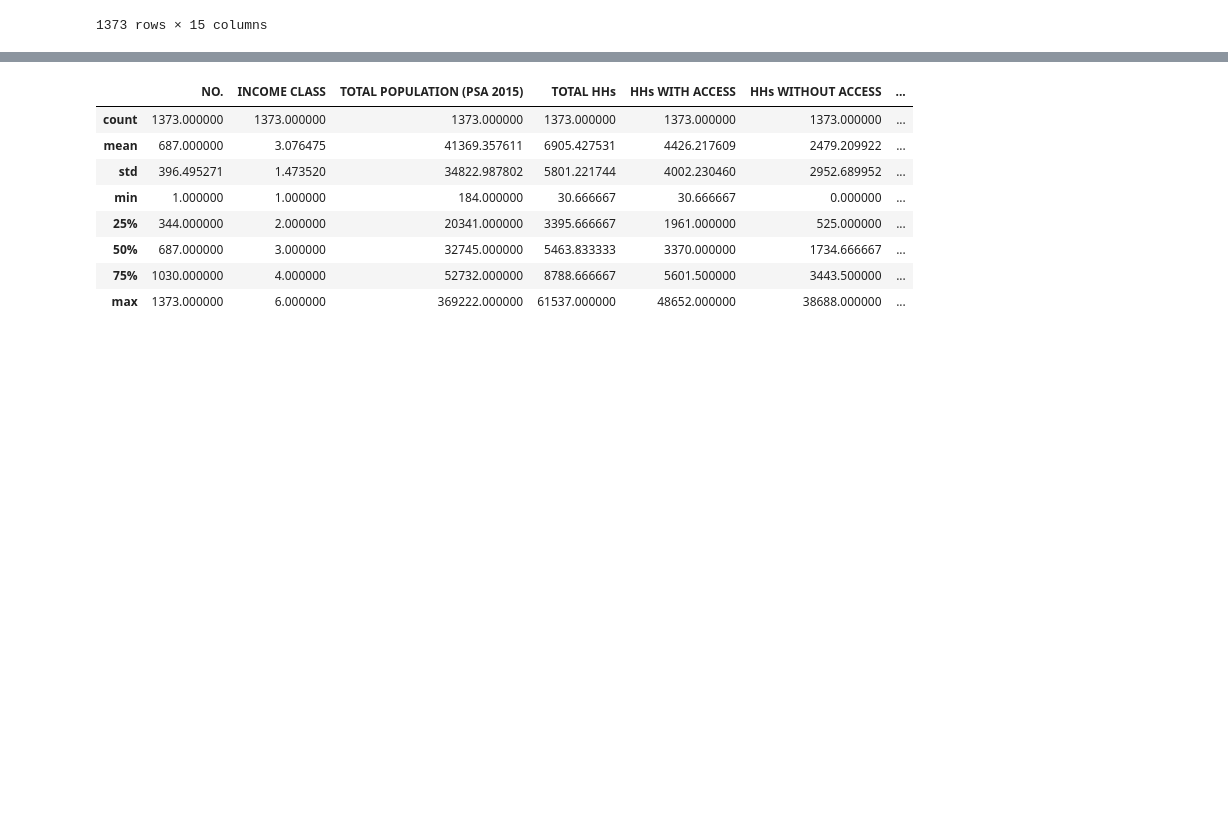
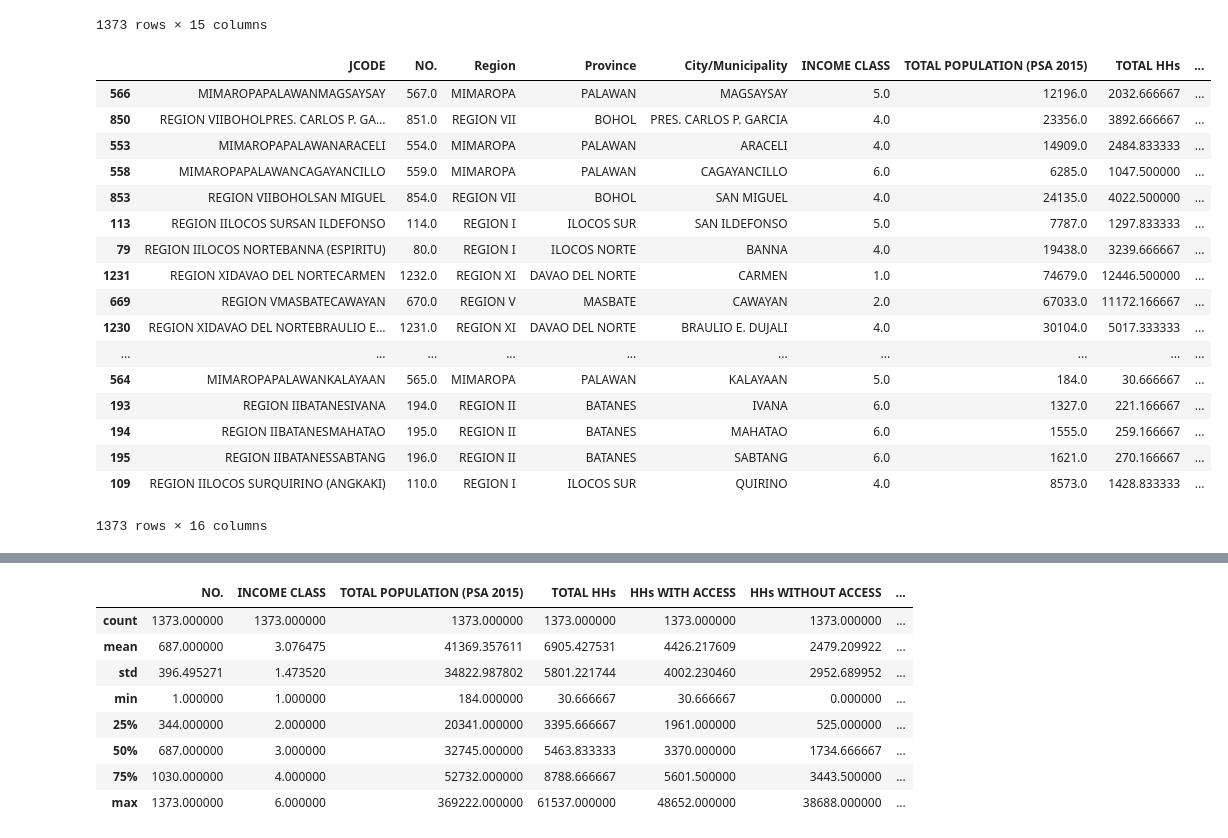
Before and after one commit to EiraBaccay/Water-Access-in-the-Philippines, a Jupyter notebook: Water Access Population.ipynb, the cells around one changed output, grey strips where cells are left out. Saved outputs shown, nothing was run; the diff lists cells and outputs as text; code cells hidden in the pictures; blank space fills up the shorter version.

```diff
--- a/Water Access Population.ipynb
+++ b/Water Access Population.ipynb
@@ -169,3 +169,24 @@ df.sort_values(by='POPULATION WITHOUT ACCESS',ascending=False)
 | 4 | CARABRADAGUIOMAN | 5.0 | CAR | ABRA | DAGUIOMAN | 5.0 | 2088.0 | 348.000000 | ... |
 | 1 | CARABRABOLINEY | 2.0 | CAR | ABRA | BOLINEY | 5.0 | 3573.0 | 595.500000 | ... |
 1373 rows × 15 columns
+# %%
+df.sort_values(by='%',ascending=False)
+# %% [output]
+|  | JCODE | NO. | Region | Province | City/Municipality | INCOME CLASS | TOTAL POPULATION (PSA 2015) | TOTAL HHs | ... |
+| 566 | MIMAROPAPALAWANMAGSAYSAY | 567.0 | MIMAROPA | PALAWAN | MAGSAYSAY | 5.0 | 12196.0 | 2032.666667 | ... |
+| 850 | REGION VIIBOHOLPRES. CARLOS P. GA... | 851.0 | REGION VII | BOHOL | PRES. CARLOS P. GARCIA | 4.0 | 23356.0 | 3892.666667 | ... |
+| 553 | MIMAROPAPALAWANARACELI | 554.0 | MIMAROPA | PALAWAN | ARACELI | 4.0 | 14909.0 | 2484.833333 | ... |
+| 558 | MIMAROPAPALAWANCAGAYANCILLO | 559.0 | MIMAROPA | PALAWAN | CAGAYANCILLO | 6.0 | 6285.0 | 1047.500000 | ... |
+| 853 | REGION VIIBOHOLSAN MIGUEL | 854.0 | REGION VII | BOHOL | SAN MIGUEL | 4.0 | 24135.0 | 4022.500000 | ... |
+| 113 | REGION IILOCOS SURSAN ILDEFONSO | 114.0 | REGION I | ILOCOS SUR | SAN ILDEFONSO | 5.0 | 7787.0 | 1297.833333 | ... |
+| 79 | REGION IILOCOS NORTEBANNA (ESPIRITU) | 80.0 | REGION I | ILOCOS NORTE | BANNA | 4.0 | 19438.0 | 3239.666667 | ... |
+| 1231 | REGION XIDAVAO DEL NORTECARMEN | 1232.0 | REGION XI | DAVAO DEL NORTE | CARMEN | 1.0 | 74679.0 | 12446.500000 | ... |
+| 669 | REGION VMASBATECAWAYAN | 670.0 | REGION V | MASBATE | CAWAYAN | 2.0 | 67033.0 | 11172.166667 | ... |
+| 1230 | REGION XIDAVAO DEL NORTEBRAULIO E... | 1231.0 | REGION XI | DAVAO DEL NORTE | BRAULIO E. DUJALI | 4.0 | 30104.0 | 5017.333333 | ... |
+| ... | ... | ... | ... | ... | ... | ... | ... | ... | ... |
+| 564 | MIMAROPAPALAWANKALAYAAN | 565.0 | MIMAROPA | PALAWAN | KALAYAAN | 5.0 | 184.0 | 30.666667 | ... |
+| 193 | REGION IIBATANESIVANA | 194.0 | REGION II | BATANES | IVANA | 6.0 | 1327.0 | 221.166667 | ... |
+| 194 | REGION IIBATANESMAHATAO | 195.0 | REGION II | BATANES | MAHATAO | 6.0 | 1555.0 | 259.166667 | ... |
+| 195 | REGION IIBATANESSABTANG | 196.0 | REGION II | BATANES | SABTANG | 6.0 | 1621.0 | 270.166667 | ... |
+| 109 | REGION IILOCOS SURQUIRINO (ANGKAKI) | 110.0 | REGION I | ILOCOS SUR | QUIRINO | 4.0 | 8573.0 | 1428.833333 | ... |
+1373 rows × 16 columns
```
Also changed, not shown: parts of 23 cells of this notebook.
